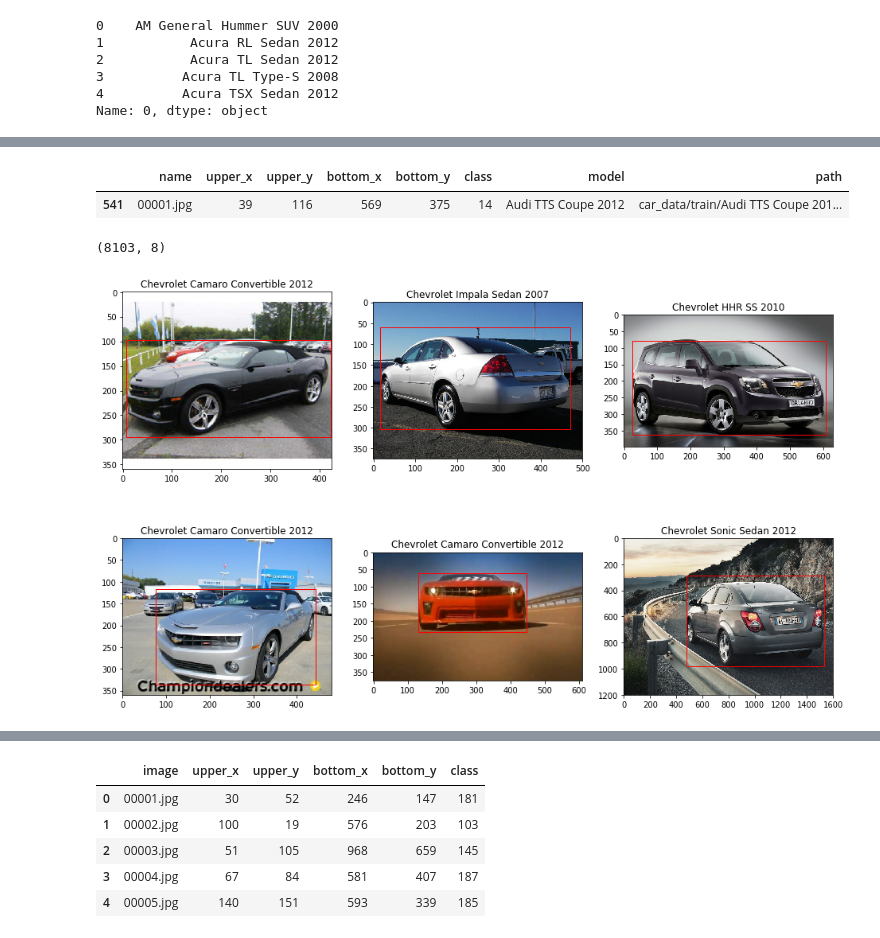
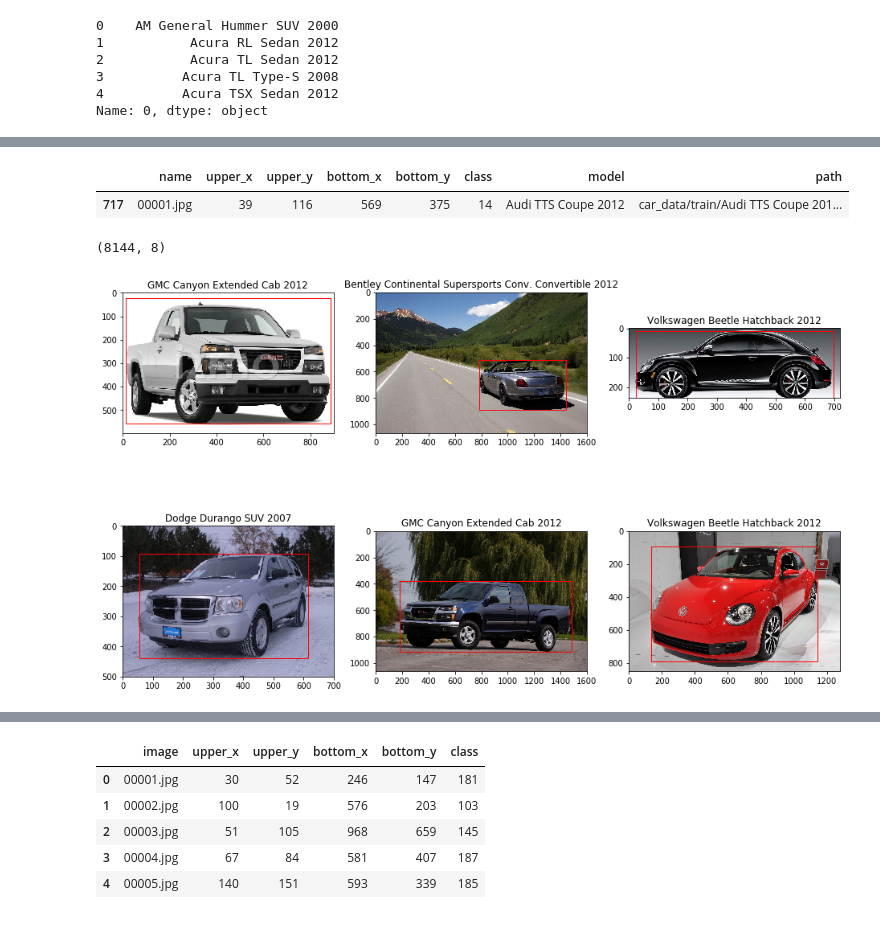
Before and after one commit to frankl1/PKMeans, a Jupyter notebook: Proprocess.ipynb, the cells around one changed output, grey strips where cells are left out. Cells and saved outputs as stored; diff of their text form; code cells hidden in the pictures.

```diff
--- a/Proprocess.ipynb
+++ b/Proprocess.ipynb
@@ -40,2 +42,23 @@ OUT_SIZE = (100, 100) # 100 x 100 images
+# %%
+def load_dataset(folder, annotations):
+    data = []
+    try:
+        models = os.listdir(folder)
+        for m in models:
+            files = os.listdir(f"{folder}/{m}")
+            for f in files:
+                anno = annotations[annotations.image == f].iloc[0]
+                data.append([f,
+                             anno.upper_x, anno.upper_y,
+                             anno.bottom_x, anno.bottom_y,
+                             anno["class"], m,
+                             f"{folder}/{m}/{f}"])
+    except e as e:
+        print(e)
+
+    return pd.DataFrame(data=data, columns=["name",
+                                            "upper_x", "upper_y",
+                                            "bottom_x", "bottom_y",
+                                            "class", "model", "path"])
 # %%
 train_ds = load_dataset(train_dir, anno_train)
@@ -50,12 +73,12 @@ ds.head()
 # %%
-ds[ds.name=="00001.jpg"]
+train_ds[train_ds.name=="00001.jpg"]
 # %% [output]
 |  | name | upper_x | upper_y | bottom_x | bottom_y | class | model | path |
-| 541 | 00001.jpg | 39 | 116 | 569 | 375 | 14 | Audi TTS Coupe 2012 | car_data/train/Audi TTS Coupe 201... |
+| 717 | 00001.jpg | 39 | 116 | 569 | 375 | 14 | Audi TTS Coupe 2012 | car_data/train/Audi TTS Coupe 201... |
 # %%
-ds.shape
+train_ds.shape
 # %% [output]
-(8103, 8)
+(8144, 8)
 # %%
 def show_image(image_path, bounds, ax):
     img = Image.open(image_path)
@@ -71,14 +94,14 @@ def process_one_image(image_path, bounds, output_size=OUT_SIZE):
     img = img.convert("L")
     return img
 # %%
-sample_indices = np.random.binomial(ds.shape[0], .3, 6)
-sample = ds.iloc[sample_indices]
+sample_indices = np.random.binomial(train_ds.shape[0], .3, 6)
+sample = train_ds.iloc[sample_indices]
 i = 1
 plt.figure(figsize=(16, 10))
 for index, row in sample.iterrows():
     bounds = (row.upper_x, row.upper_y, row.bottom_x, row.bottom_y)
     ax = plt.subplot(2, 3, i, title=row.model)
     show_image(row.path, bounds, ax)
     i+=1
 # %% [output]
-[figure, old version]
+[figure, new version]
```
Also changed, not shown: parts of 5 cells of this notebook.
